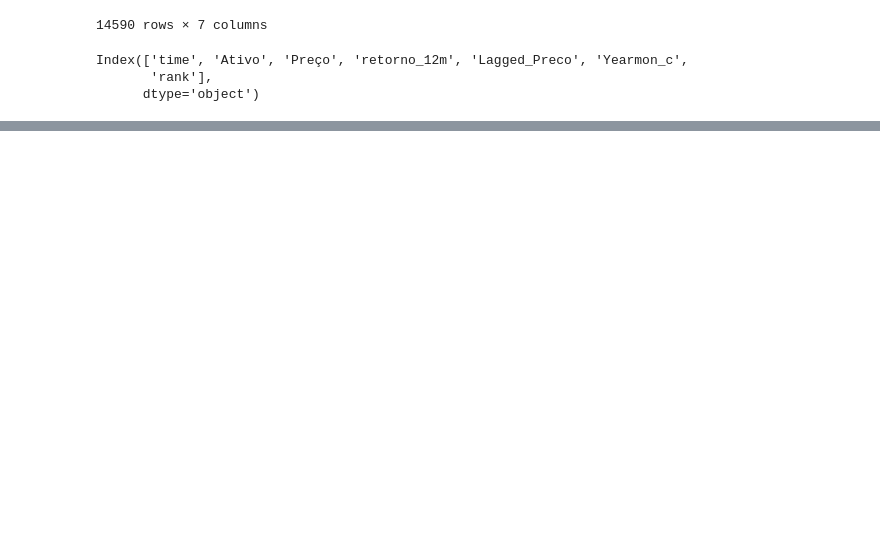
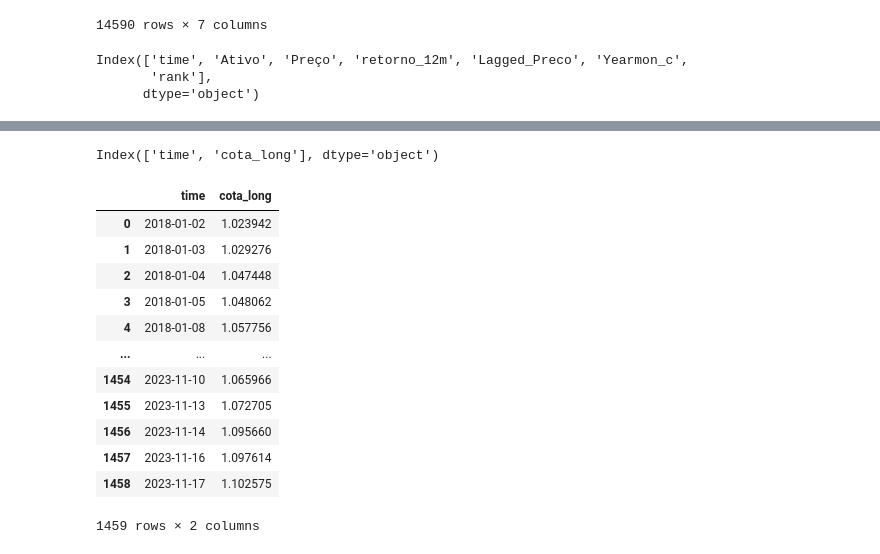
Before and after one commit to fjportella/factoryInvesting, a Jupyter notebook: aula.ipynb, the cells around one changed output, grey strips where cells are left out. Saved outputs shown, nothing was run; the diff lists cells and outputs as text; code cells hidden in the pictures; blank space fills up the shorter version.

```diff
--- a/aula.ipynb
+++ b/aula.ipynb
@@ -254,3 +277,28 @@ data
 | 14588 | 2023-10-30 | YDUQ3.SA | 17.408510 | 0.340784 | 18.076557 | 2023-10 | 8.0 | -0.036957 | 0.891797 |
 | 14589 | 2023-10-31 | YDUQ3.SA | 17.418335 | 0.207116 | 17.408510 | 2023-10 | 8.0 | 0.000564 | 0.892300 |
 14590 rows × 9 columns
+# %%
+print(data.columns)
+# %% [output]
+Index(['time', 'cota_long'], dtype='object')
+# %%
+data = (
+    data.groupby('time')
+    .agg(cota_long=('cota_long', lambda x: x.sum() / len(x)))
+    .reset_index()
+)
+data
+# %% [output]
+|  | time | cota_long |
+| 0 | 2018-01-02 | 1.023942 |
+| 1 | 2018-01-03 | 1.029276 |
+| 2 | 2018-01-04 | 1.047448 |
+| 3 | 2018-01-05 | 1.048062 |
+| 4 | 2018-01-08 | 1.057756 |
+| ... | ... | ... |
+| 1454 | 2023-11-10 | 1.065966 |
+| 1455 | 2023-11-13 | 1.072705 |
+| 1456 | 2023-11-14 | 1.095660 |
+| 1457 | 2023-11-16 | 1.097614 |
+| 1458 | 2023-11-17 | 1.102575 |
+1459 rows × 2 columns
```
Also changed, not shown: parts of 13 cells of this notebook.
